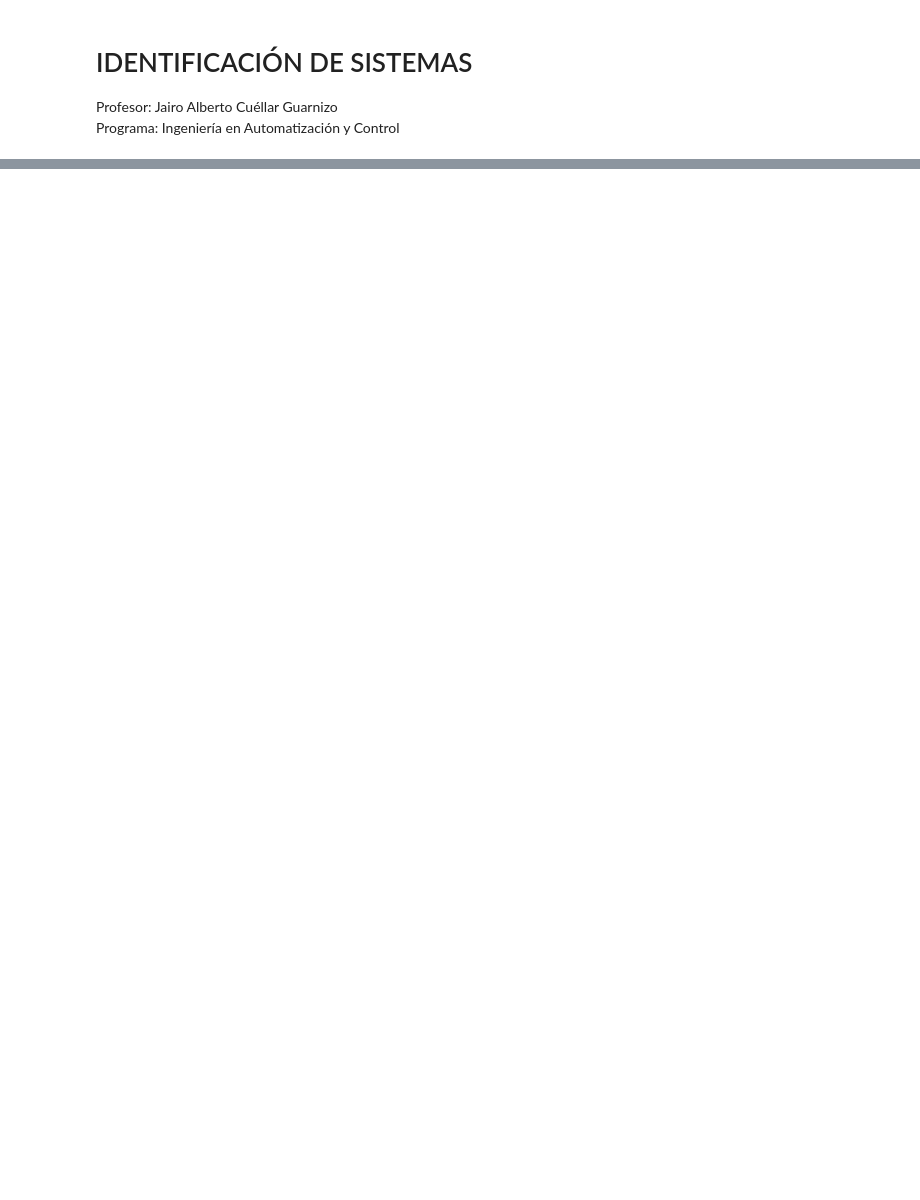
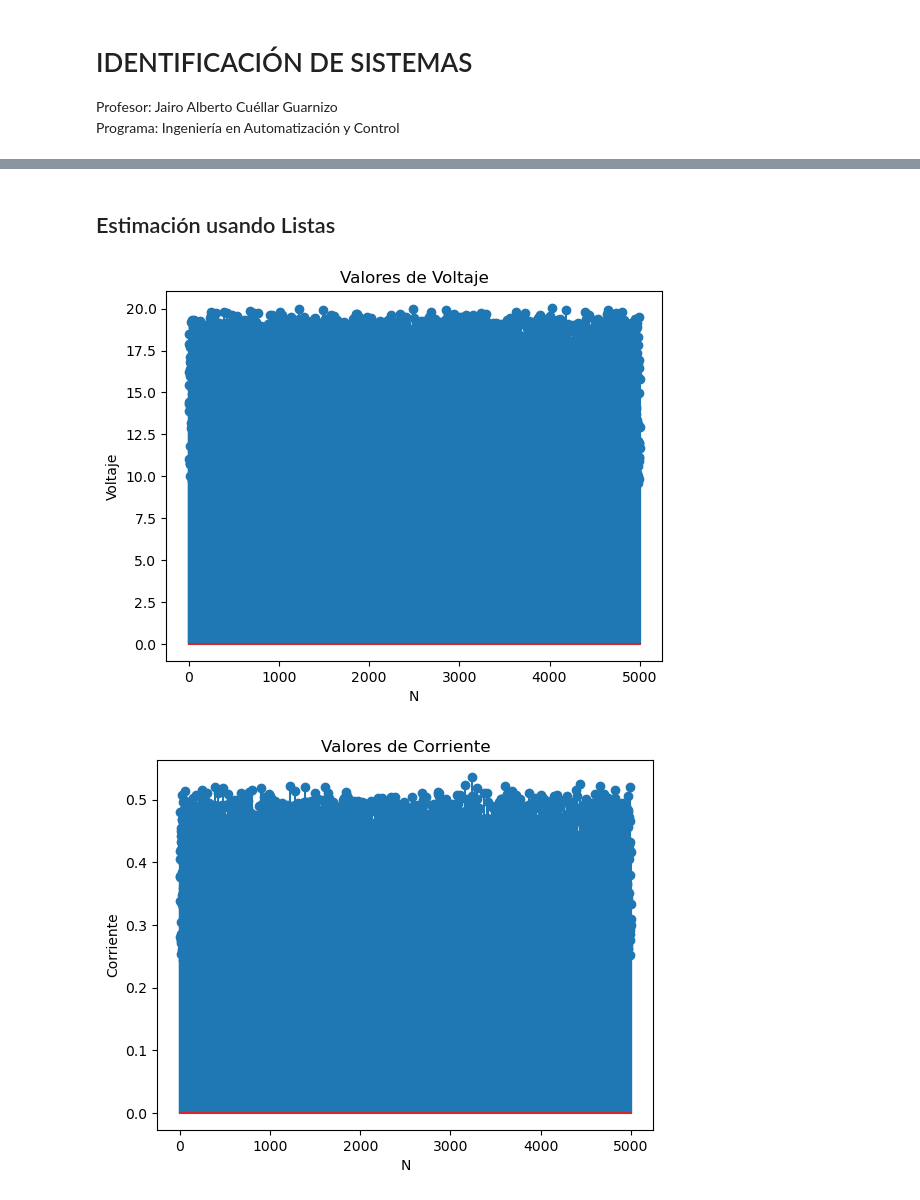
Before and after one commit to jairocuellar/System_identification, a Jupyter notebook: class_03_01.ipynb, the cells around one changed output, grey strips where cells are left out. Drawn from its saved outputs; the diff is of its cells as text; code cells hidden in the pictures; blank space fills up the shorter version.

```diff
--- a/class_03_01.ipynb
+++ b/class_03_01.ipynb
@@ -192,0 +82,43 @@ plot3d(f, (x1, -2,2), (x2, -2,2))
+# %% [markdown]
+## Estimación usando Listas
+# %%
+# Datos a utilizar señales vk, ik, N (numero de muestras)
+vk = []
+ik = []
+N = 5000
+
+# Variables necesarias para el proceso
+Nk = []
+V_p = I_p = P_p = k = 0;
+R1 = R2 = R3 = 0;
+# Se supone que Rv es desconocido, pero para garantizar que el ejercicio tenga coherencia
+# debemos definirlo de forma aleatoria para luego simplemente decir que I=V/R
+Rv = random.randrange(10,50);
+
+for k in range(N):
+    Nk.append(k+1)
+    e1 = np.random.normal(0,0.02,size=1)
+    vk.append(random.randrange(10,20)*(1+e1))
+    e2 = np.random.normal(0,0.02,size=1)
+    ik.append((vk[k]/Rv)*(1+e2))
+
+plt.stem(Nk,vk)
+plt.xlabel('N')
+plt.ylabel('Voltaje')
+plt.title('Valores de Voltaje')
+plt.show()
+
+plt.stem(Nk,ik)
+plt.xlabel('N')
+plt.ylabel('Corriente')
+plt.title('Valores de Corriente')
+plt.show()
+
+plt.scatter(ik,vk)
+plt.xlabel('Corriente')
+plt.ylabel('Voltaje')
+plt.title('Dispersión V vs I')
+plt.show()
+# %% [output]
+[figure, added]
+[figure, added]
```
Also changed, not shown: parts of 30 cells of this notebook, 6 other files.
